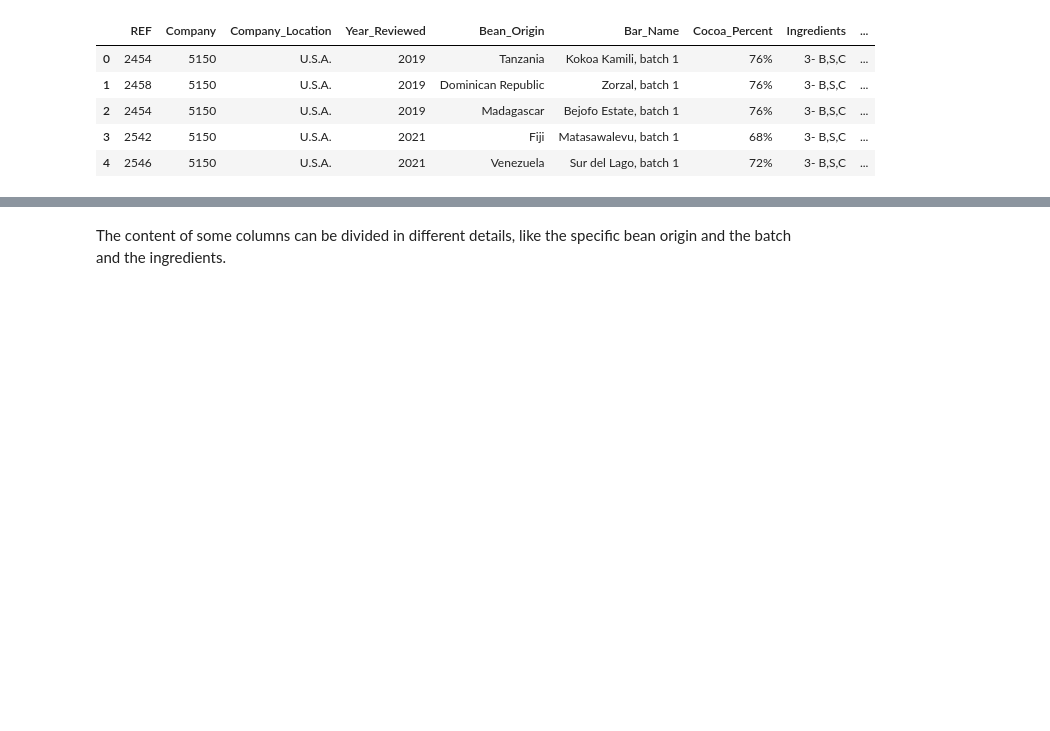
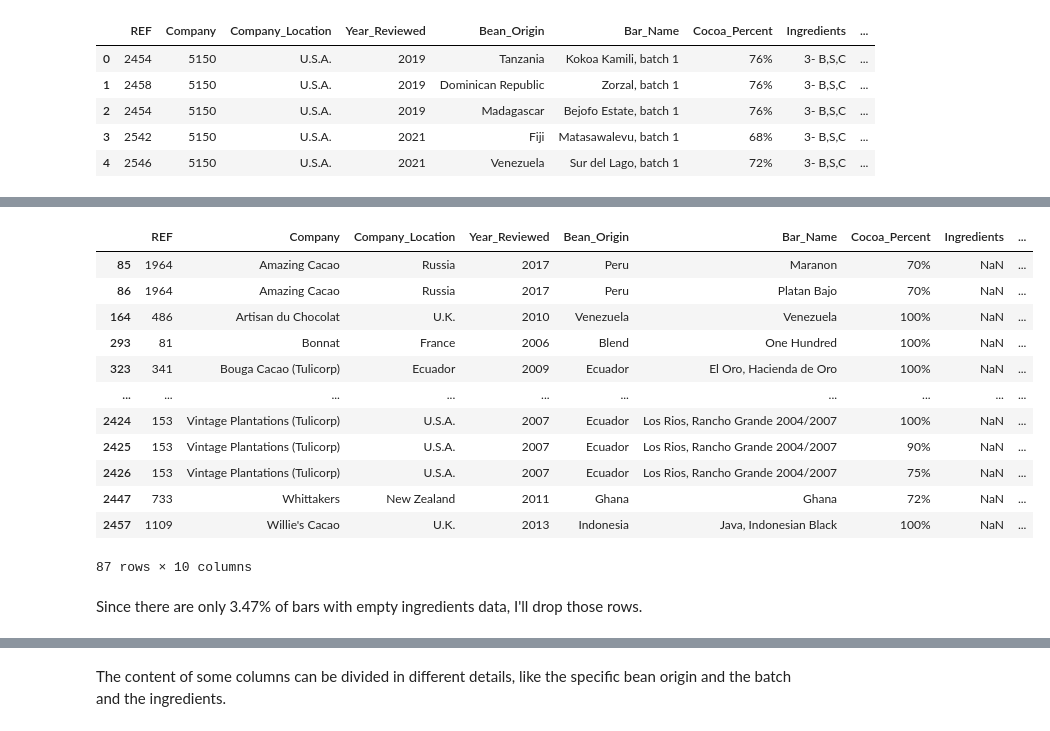
Before and after one commit to Maria-Inigo/Chocolate-Bars, a Jupyter notebook: Notebooks/1-Preprocessing.ipynb, the cells around one changed output, grey strips where cells are left out. Saved outputs shown, nothing was run; the diff lists cells and outputs as text; code cells hidden in the pictures; blank space fills up the shorter version.

```diff
--- a/Notebooks/1-Preprocessing.ipynb
+++ b/Notebooks/1-Preprocessing.ipynb
@@ -9,5 +19,5 @@ I'll start readying the data.
 # %%
-df1 = pd.read_csv('../Data/chocolate_makers.csv')
+df = pd.read_csv('../Data/chocolate_ratings.csv')
 
-df1.head()
+df.head()
 # %% [output]
@@ -33,2 +29,0 @@ Seeing the data that the two datasets include, the data included in `df2` or `ch
-# %%
-df = df2
@@ -55,0 +69,18 @@ df.head()
+# %%
+df[df.isna().any(axis=1)]
+# %% [output]
+|  | REF | Company | Company_Location | Year_Reviewed | Bean_Origin | Bar_Name | Cocoa_Percent | Ingredients | ... |
+| 85 | 1964 | Amazing Cacao | Russia | 2017 | Peru | Maranon | 70% | NaN | ... |
+| 86 | 1964 | Amazing Cacao | Russia | 2017 | Peru | Platan Bajo | 70% | NaN | ... |
+| 164 | 486 | Artisan du Chocolat | U.K. | 2010 | Venezuela | Venezuela | 100% | NaN | ... |
+| 293 | 81 | Bonnat | France | 2006 | Blend | One Hundred | 100% | NaN | ... |
+| 323 | 341 | Bouga Cacao (Tulicorp) | Ecuador | 2009 | Ecuador | El Oro, Hacienda de Oro | 100% | NaN | ... |
+| ... | ... | ... | ... | ... | ... | ... | ... | ... | ... |
+| 2424 | 153 | Vintage Plantations (Tulicorp) | U.S.A. | 2007 | Ecuador | Los Rios, Rancho Grande 2004/2007 | 100% | NaN | ... |
+| 2425 | 153 | Vintage Plantations (Tulicorp) | U.S.A. | 2007 | Ecuador | Los Rios, Rancho Grande 2004/2007 | 90% | NaN | ... |
+| 2426 | 153 | Vintage Plantations (Tulicorp) | U.S.A. | 2007 | Ecuador | Los Rios, Rancho Grande 2004/2007 | 75% | NaN | ... |
+| 2447 | 733 | Whittakers | New Zealand | 2011 | Ghana | Ghana | 72% | NaN | ... |
+| 2457 | 1109 | Willie's Cacao | U.K. | 2013 | Indonesia | Java, Indonesian Black | 100% | NaN | ... |
+87 rows × 10 columns
+# %% [markdown]
+Since there are only 3.47% of bars with empty ingredients data, I'll drop those rows.
```
Also changed, not shown: parts of 22 cells of this notebook, 2 other files.
